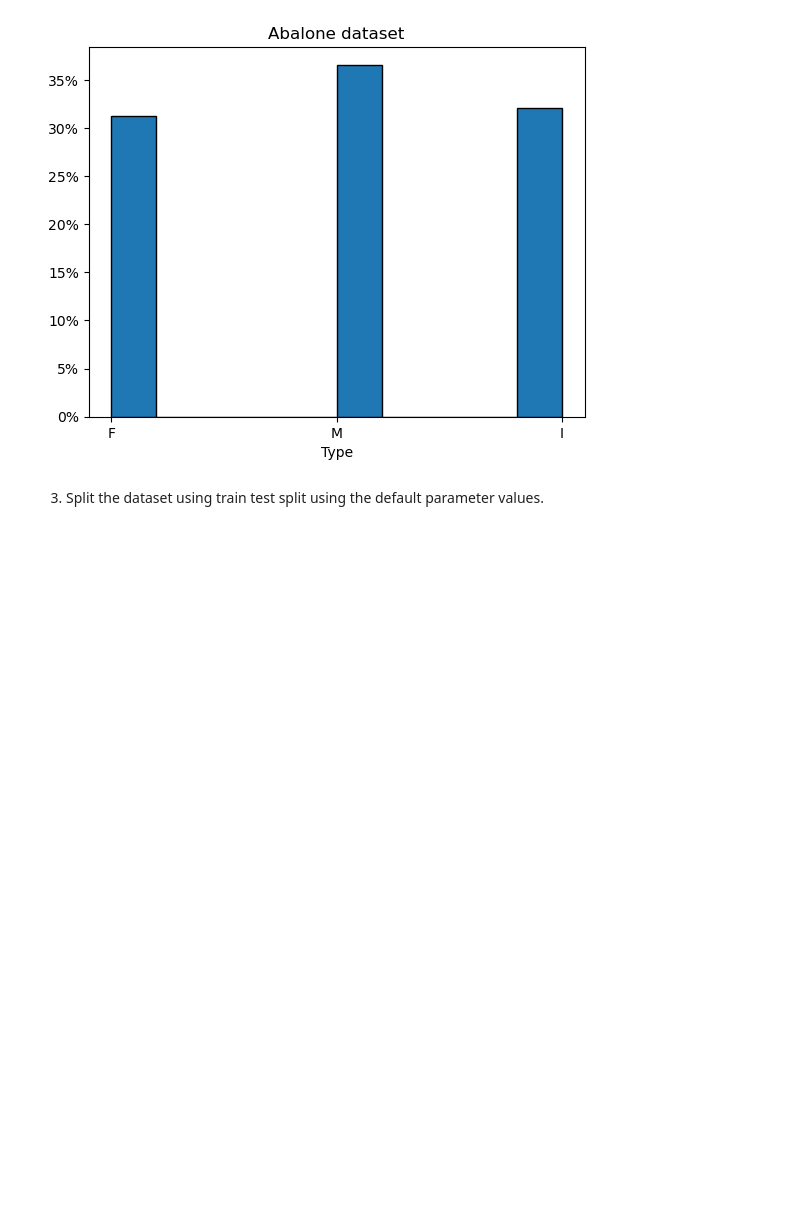
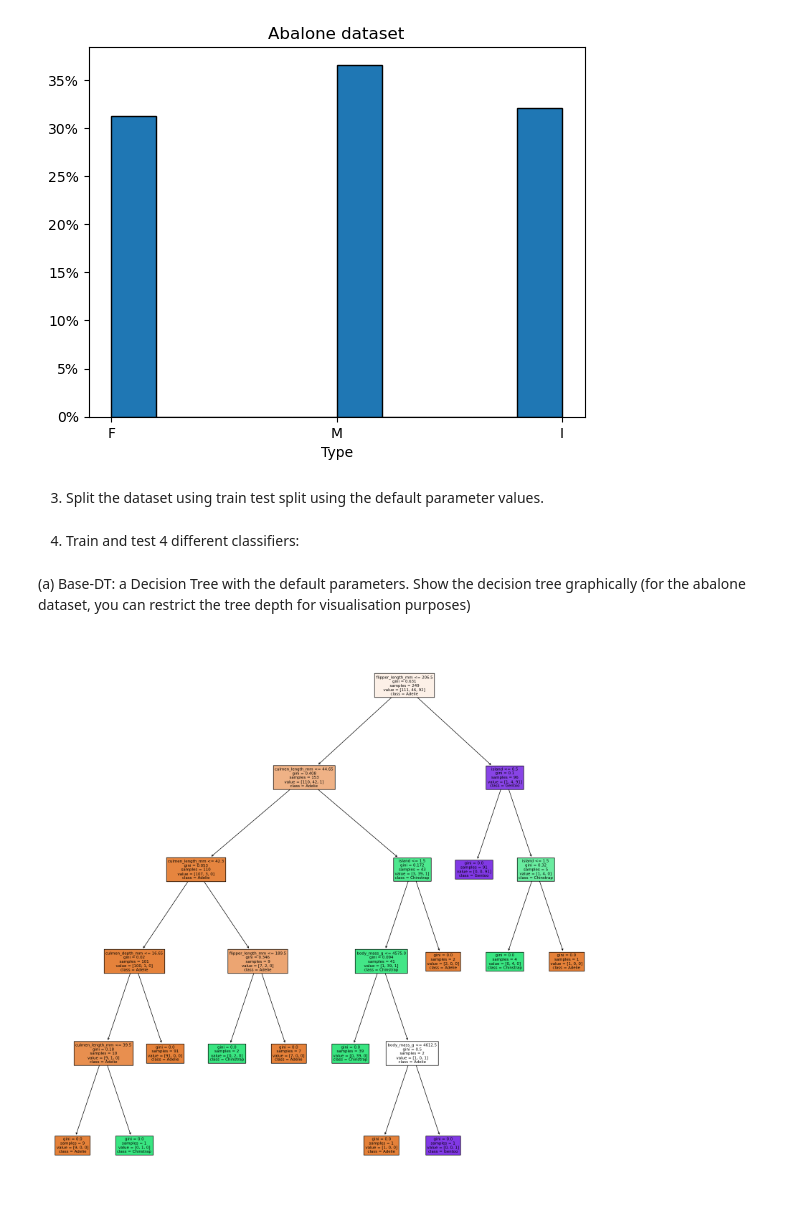
Before and after one commit to SephoraM/assignments_472, a Jupyter notebook: assignment_1.ipynb, the cells around one changed output. Cells and saved outputs as stored; diff of their text form; code cells hidden in the pictures; blank space fills up the shorter version.

Commit message:
added base decision tree

```diff
--- a/assignment_1.ipynb
+++ b/assignment_1.ipynb
@@ -123,6 +124,7 @@ plot_class_percentage(abalone_df, 'Type', 'Abalone dataset')
 def default_train_test_split(df, target):
     '''
     Takes a dataframe and a the target class name and returns the X_train, y_train, X_test, y_test splits
+    The data has the default .75/.25 train/test split
     '''
     train, test = train_test_split(df) # split the data into a train and test set
 
@@ -141,3 +143,33 @@ def default_train_test_split(df, target):
 # split the train and test sets for the penguins and abalone datasets
 X_train_pen, X_test_pen, y_train_pen, y_test_pen = default_train_test_split(encoded_penguins_df, 'species')
 X_train_aba, X_test_aba, y_train_aba, y_test_aba = default_train_test_split(encoded_abalone_df, 'Type')
+# %% [markdown]
+4. Train and test 4 different classifiers:
+# %% [markdown]
+(a) Base-DT: a Decision Tree with the default parameters. Show the decision tree graphically (for the
+abalone dataset, you can restrict the tree depth for visualisation purposes)
+# %%
+def baseDT(X, y, class_names, max_depth=None):
+    '''
+    Uses the default parameters of the Decision Tree.
+    Default DecisionTreeClassifier parameters:
+         criterion='gini', splitter='best', max_depth=None,
+         min_samples_split=2, min_samples_leaf=1, min_weight_fraction_leaf=0.0,
+         max_features=None, random_state=None, max_leaf_nodes=None,
+         min_impurity_decrease=0.0, class_weight=None, ccp_alpha=0.0
+
+    Then plots the tree and return the model.
+    '''
+    # train the DT
+    model = tree.DecisionTreeClassifier()
+    model.fit(X, y)
+    # plot the tree
+    plt.figure(figsize=(20,20))
+    _ = tree.plot_tree(model, feature_names=list(X.columns), class_names=class_names, filled=True, max_depth=max_depth)
+
+    return model
+# %%
+# base model for penguins dataset
+model_base_dt1 = baseDT(X_train_pen, y_train_pen, ['Adelie', 'Chinstrap', 'Gentoo'])
+# %% [output]
+[figure, added]
```
Also changed, not shown: parts of 7 cells of this notebook.
